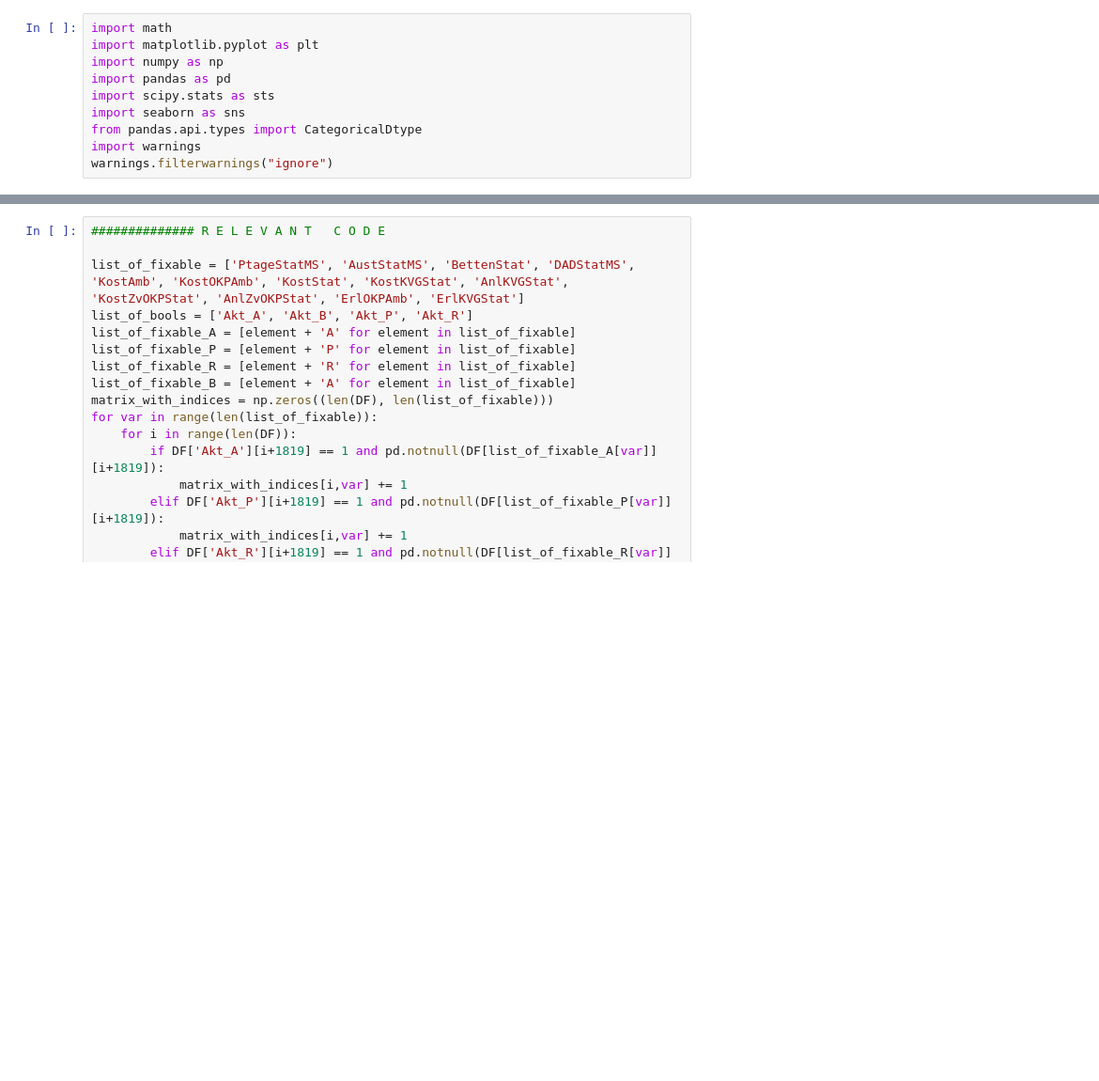
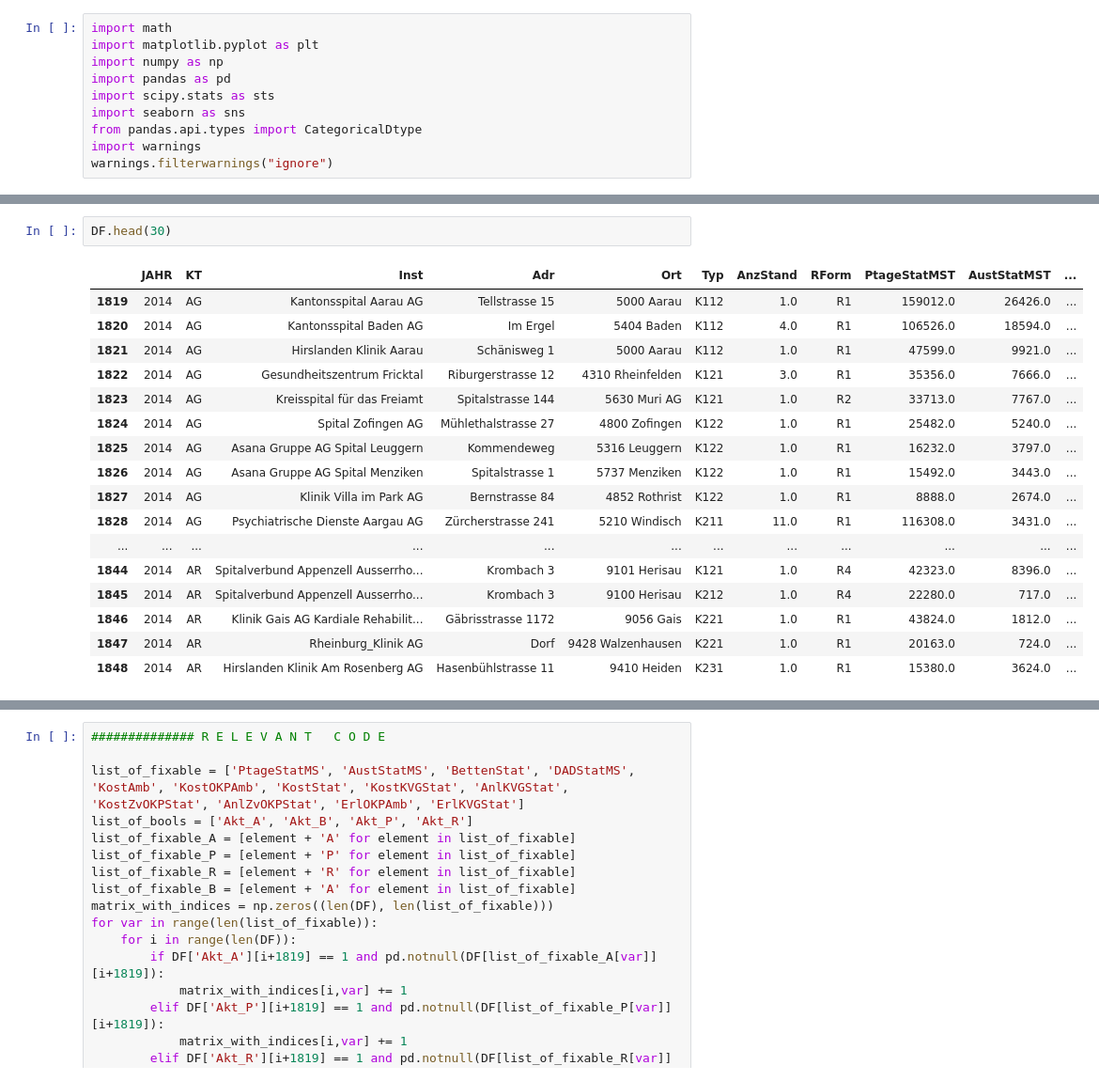
Before and after one commit to chcharle/Foundations-of-Data-Science, a Jupyter notebook: Code/code_4_all_df.ipynb, the cells around one changed output, grey strips where cells are left out. Shown: that part at 94% size. Cells and saved outputs as stored; diff of their text form; blank space fills up the shorter version.

```diff
--- a/Code/code_4_all_df.ipynb
+++ b/Code/code_4_all_df.ipynb
@@ -366,3 +417,23 @@ Index(['JAHR', 'KT', 'Inst', 'Adr', 'Ort', 'Typ', 'AnzStand', 'Ops', 'Gebs',
+# %%
+DF.head(30)
+# %% [output]
+|  | JAHR | KT | Inst | Adr | Ort | Typ | AnzStand | RForm | PtageStatMST | AustStatMST | ... |
+| 1819 | 2014 | AG | Kantonsspital Aarau AG | Tellstrasse 15 | 5000 Aarau | K112 | 1.0 | R1 | 159012.0 | 26426.0 | ... |
+| 1820 | 2014 | AG | Kantonsspital Baden AG | Im Ergel | 5404 Baden | K112 | 4.0 | R1 | 106526.0 | 18594.0 | ... |
+| 1821 | 2014 | AG | Hirslanden Klinik Aarau | Schänisweg 1 | 5000 Aarau | K112 | 1.0 | R1 | 47599.0 | 9921.0 | ... |
+| 1822 | 2014 | AG | Gesundheitszentrum Fricktal | Riburgerstrasse 12 | 4310 Rheinfelden | K121 | 3.0 | R1 | 35356.0 | 7666.0 | ... |
+| 1823 | 2014 | AG | Kreisspital für das Freiamt | Spitalstrasse 144 | 5630 Muri AG | K121 | 1.0 | R2 | 33713.0 | 7767.0 | ... |
+| 1824 | 2014 | AG | Spital Zofingen AG | Mühlethalstrasse 27 | 4800 Zofingen | K122 | 1.0 | R1 | 25482.0 | 5240.0 | ... |
+| 1825 | 2014 | AG | Asana Gruppe AG Spital Leuggern | Kommendeweg | 5316 Leuggern | K122 | 1.0 | R1 | 16232.0 | 3797.0 | ... |
+| 1826 | 2014 | AG | Asana Gruppe AG Spital Menziken | Spitalstrasse 1 | 5737 Menziken | K122 | 1.0 | R1 | 15492.0 | 3443.0 | ... |
+| 1827 | 2014 | AG | Klinik Villa im Park AG | Bernstrasse 84 | 4852 Rothrist | K122 | 1.0 | R1 | 8888.0 | 2674.0 | ... |
+| 1828 | 2014 | AG | Psychiatrische Dienste Aargau AG | Zürcherstrasse 241 | 5210 Windisch | K211 | 11.0 | R1 | 116308.0 | 3431.0 | ... |
+| ... | ... | ... | ... | ... | ... | ... | ... | ... | ... | ... | ... |
+| 1844 | 2014 | AR | Spitalverbund Appenzell Ausserrho... | Krombach 3 | 9101 Herisau | K121 | 1.0 | R4 | 42323.0 | 8396.0 | ... |
+| 1845 | 2014 | AR | Spitalverbund Appenzell Ausserrho... | Krombach 3 | 9100 Herisau | K212 | 1.0 | R4 | 22280.0 | 717.0 | ... |
+| 1846 | 2014 | AR | Klinik Gais AG Kardiale Rehabilit... | Gäbrisstrasse 1172 | 9056 Gais | K221 | 1.0 | R1 | 43824.0 | 1812.0 | ... |
+| 1847 | 2014 | AR | Rheinburg_Klinik AG | Dorf | 9428 Walzenhausen | K221 | 1.0 | R1 | 20163.0 | 724.0 | ... |
+| 1848 | 2014 | AR | Hirslanden Klinik Am Rosenberg AG | Hasenbühlstrasse 11 | 9410 Heiden | K231 | 1.0 | R1 | 15380.0 | 3624.0 | ... |
 # %%
 get_missing_values_df(DF2)
 # display the resulting DataFrame
```
Also changed, not shown: parts of 10 cells of this notebook, 1 other file.
